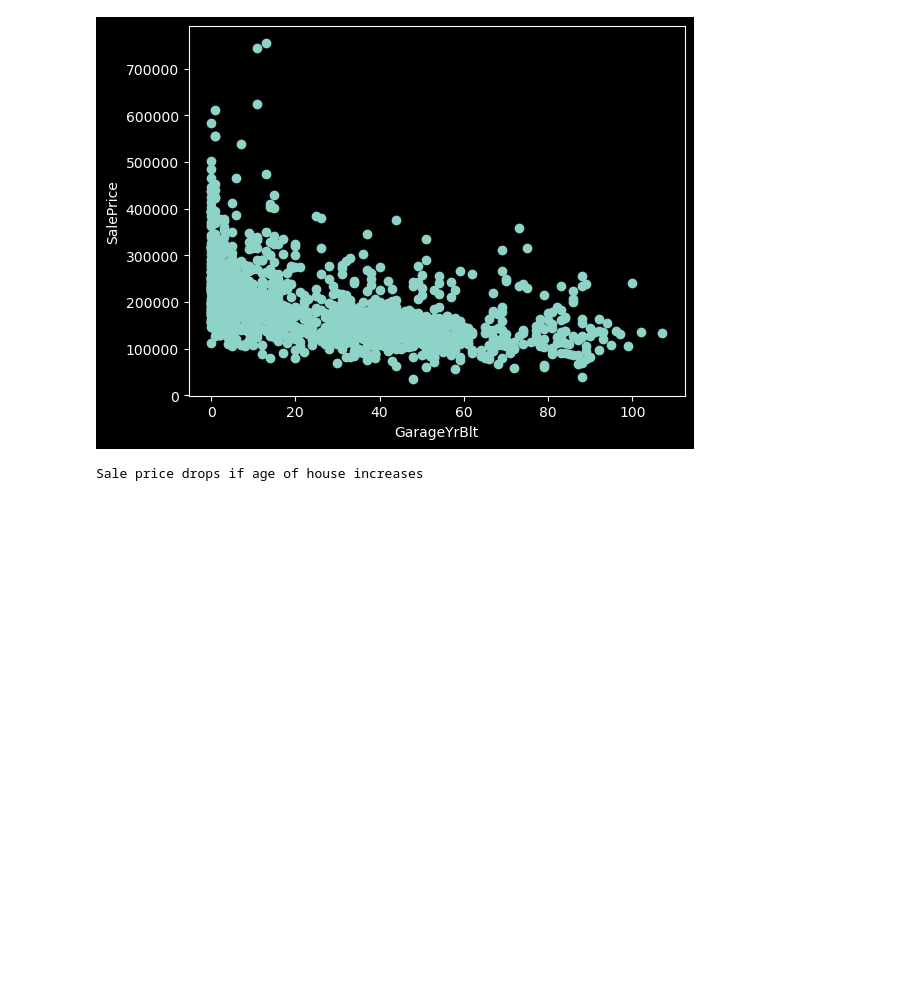
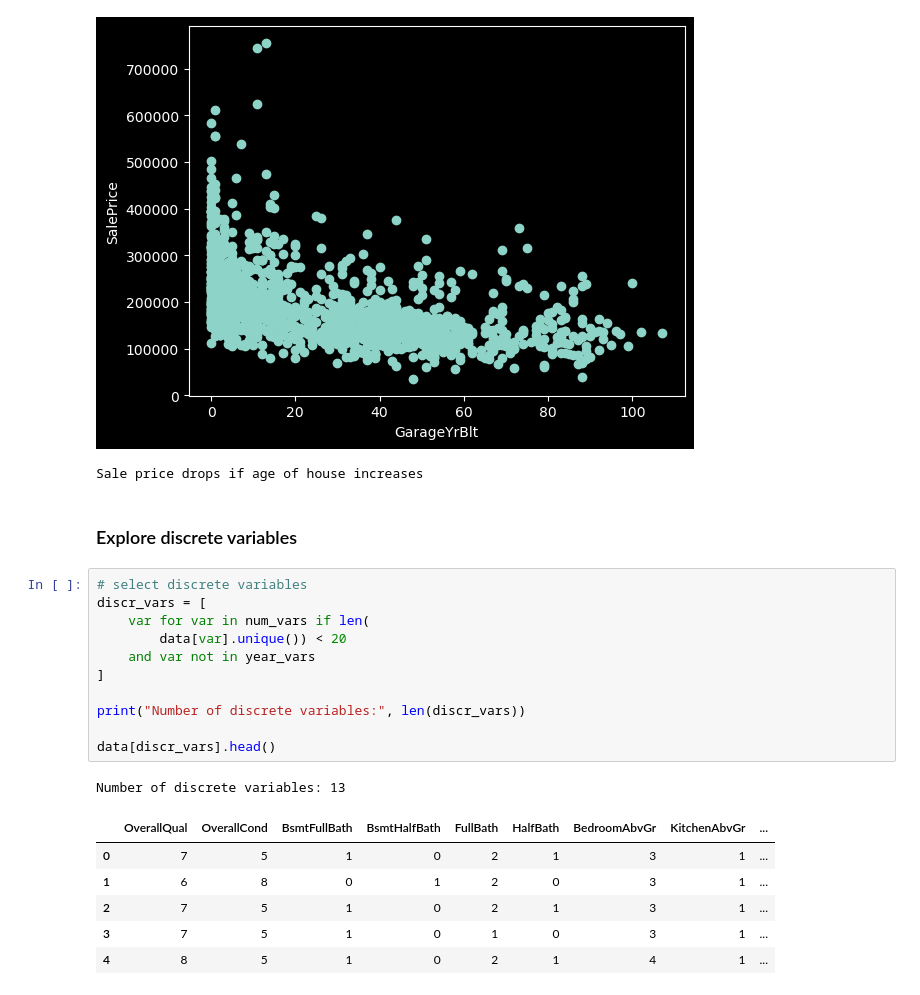
Before and after one commit to schouten-pepijn/Deployment_ML_Model, a Jupyter notebook: Own_Materials/Own_Code/Section_4/demo_EDA_Housing_Prices.ipynb, the cells around one changed output. Drawn from its saved outputs; the diff is of its cells as text; blank space fills up the shorter version.

```diff
--- a/Own_Materials/Own_Code/Section_4/demo_EDA_Housing_Prices.ipynb
+++ b/Own_Materials/Own_Code/Section_4/demo_EDA_Housing_Prices.ipynb
@@ -255,3 +255,24 @@ print("Sale price drops if age of house increases")
 [figure]
 [figure]
 Sale price drops if age of house increases
+# %% [markdown]
+### Explore discrete variables
+# %%
+# select discrete variables
+discr_vars = [
+    var for var in num_vars if len(
+        data[var].unique()) < 20
+    and var not in year_vars
+]
+
+print("Number of discrete variables:", len(discr_vars))
+
+data[discr_vars].head()
+# %% [output]
+Number of discrete variables: 13
+|  | OverallQual | OverallCond | BsmtFullBath | BsmtHalfBath | FullBath | HalfBath | BedroomAbvGr | KitchenAbvGr | ... |
+| 0 | 7 | 5 | 1 | 0 | 2 | 1 | 3 | 1 | ... |
+| 1 | 6 | 8 | 0 | 1 | 2 | 0 | 3 | 1 | ... |
+| 2 | 7 | 5 | 1 | 0 | 2 | 1 | 3 | 1 | ... |
+| 3 | 7 | 5 | 1 | 0 | 1 | 0 | 3 | 1 | ... |
+| 4 | 8 | 5 | 1 | 0 | 2 | 1 | 4 | 1 | ... |
```
Also changed, not shown: parts of 1 cell of this notebook.
